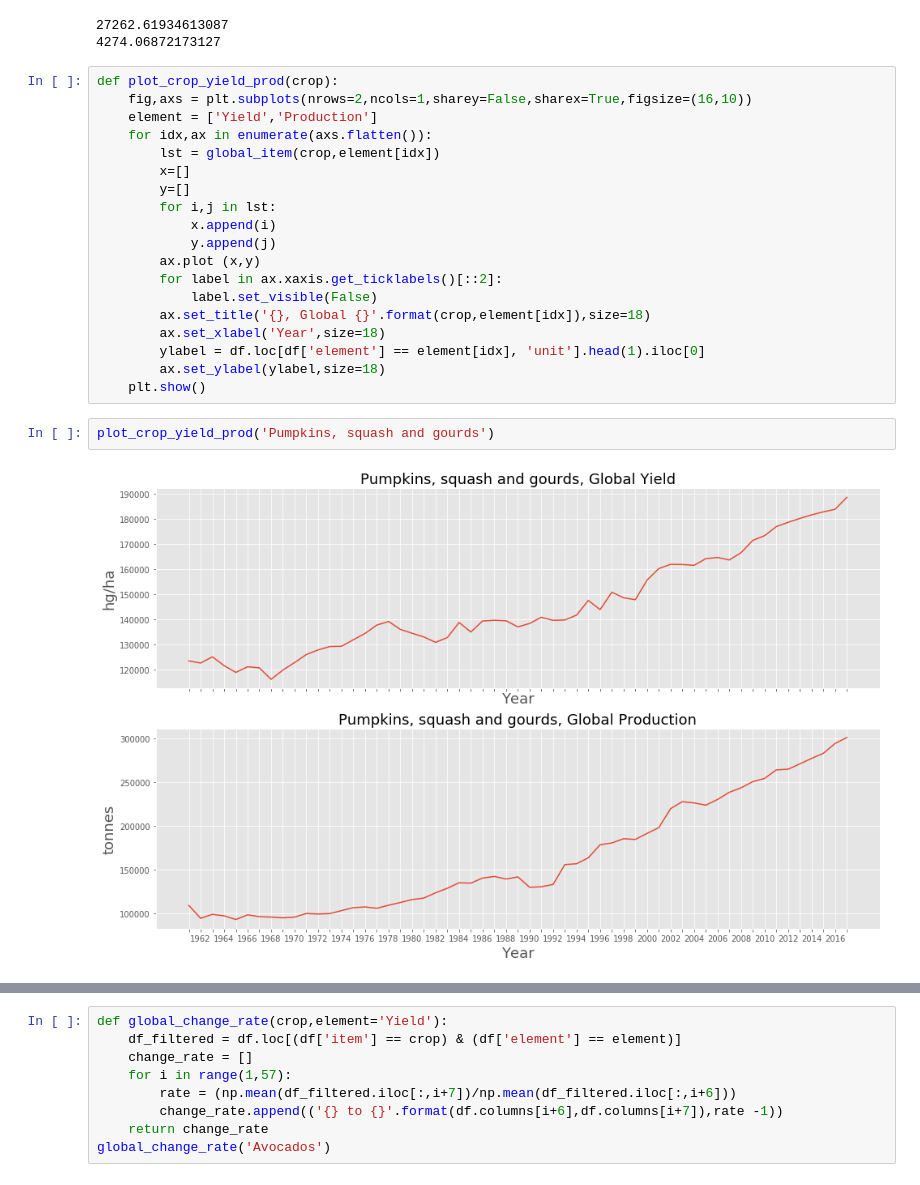
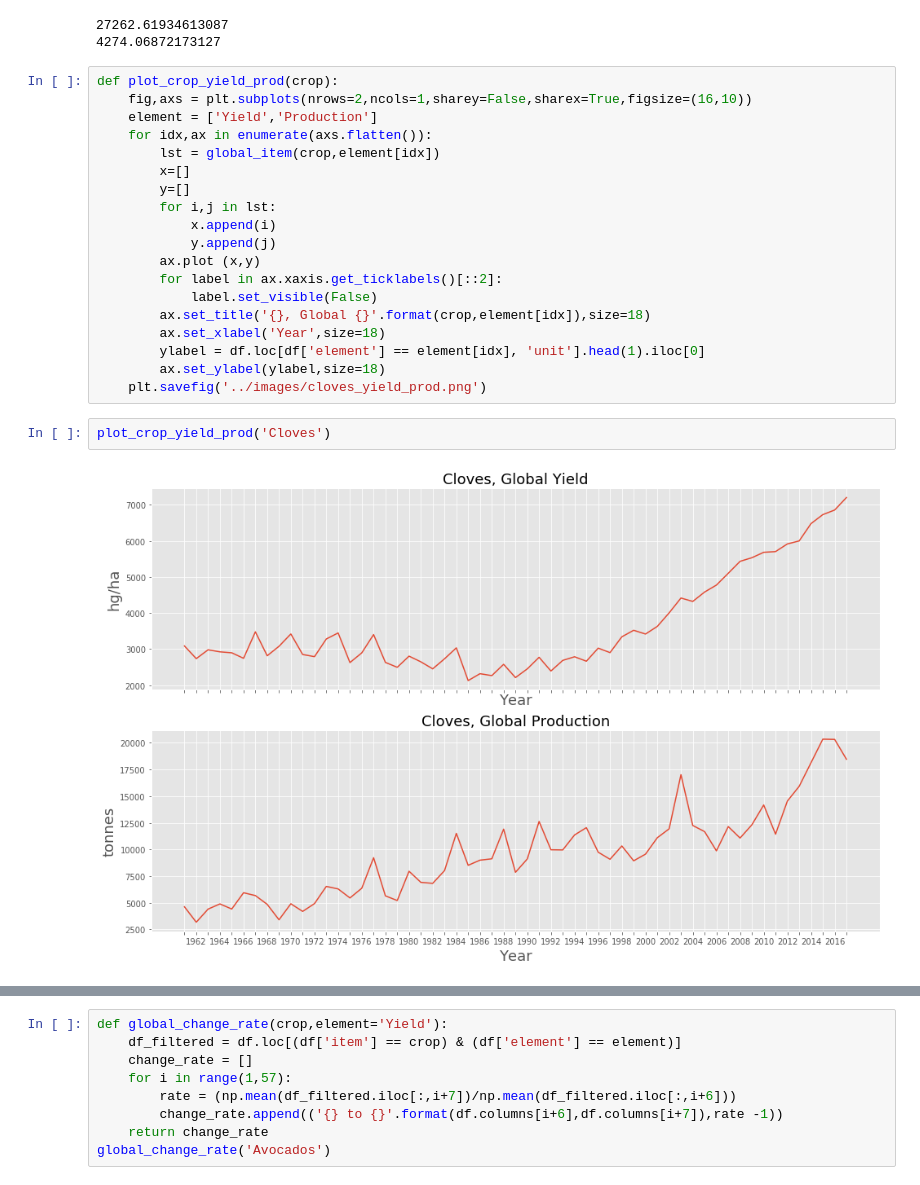
Before and after one commit to alyserecord/agricultural_yield, a Jupyter notebook: src/graphs_playground.ipynb, the cells around one changed output, grey strips where cells are left out. Drawn from its saved outputs; the diff is of its cells as text.

```diff
--- a/src/graphs_playground.ipynb
+++ b/src/graphs_playground.ipynb
@@ -130,11 +142,11 @@ def plot_crop_yield_prod(crop):
         ax.set_xlabel('Year',size=18)
         ylabel = df.loc[df['element'] == element[idx], 'unit'].head(1).iloc[0]
         ax.set_ylabel(ylabel,size=18)
-    plt.show()
+    plt.savefig('../images/cloves_yield_prod.png')
-# %%
-plot_crop_yield_prod('Pumpkins, squash and gourds')
-# %% [output]
-[figure, removed]
+# %%
+plot_crop_yield_prod('Cloves')
+# %% [output]
+[figure, added]
 # %%
 def plot_top_countries(crop,element='Yield'):
     df_filtered = df.loc[(df['item'] == crop) & (df['element'] == element)]
```
Also changed, not shown: parts of 6 cells of this notebook, 5 other files.
